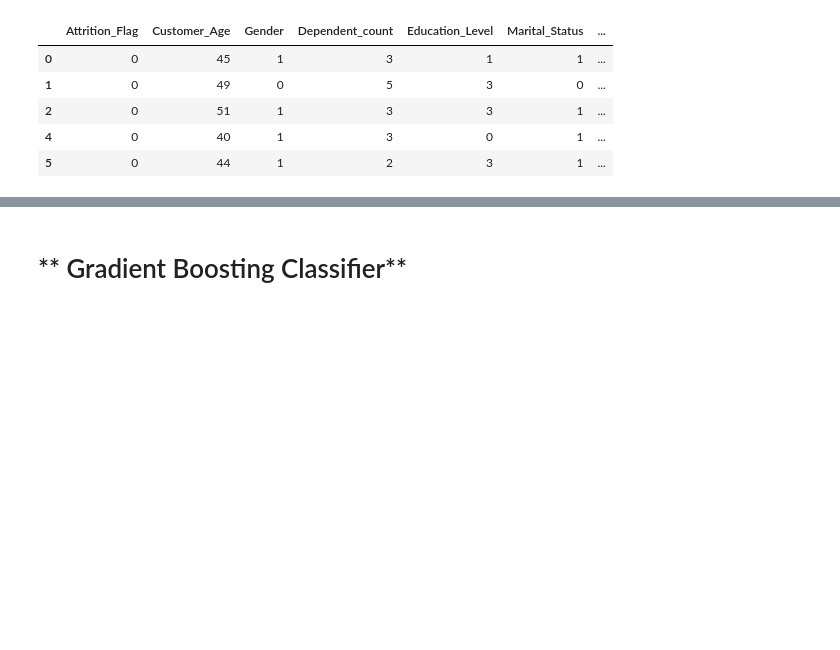
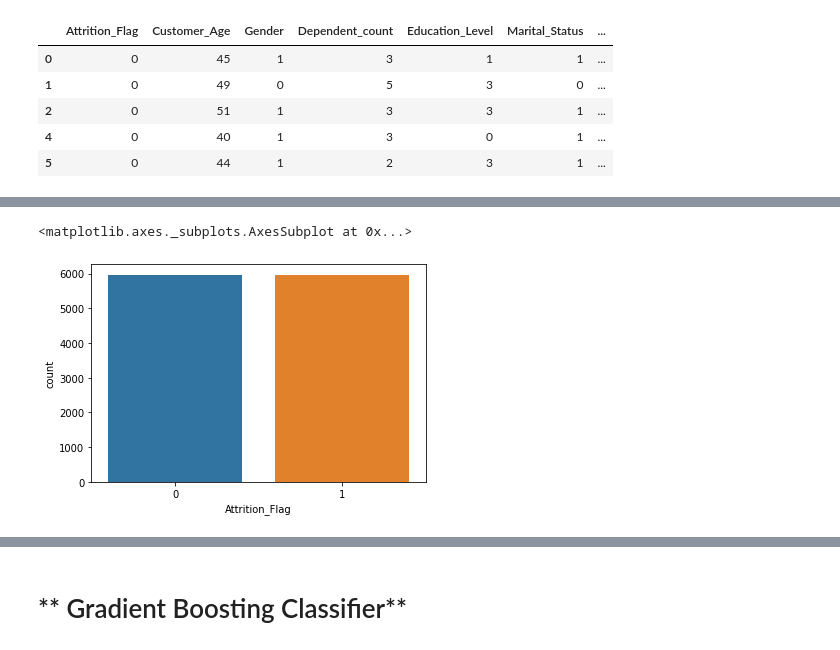
Before and after one commit to Shreya-data/Bank-Churners, a Jupyter notebook: Decision_Tree_and_Random_Forest.ipynb, the cells around one changed output, grey strips where cells are left out. Cells and saved outputs as stored; diff of their text form; code cells hidden in the pictures; blank space fills up the shorter version.

```diff
--- a/Decision_Tree_and_Random_Forest.ipynb
+++ b/Decision_Tree_and_Random_Forest.ipynb
@@ -213,3 +218,16 @@ df.head()
 | 2 | 0 | 51 | 1 | 3 | 3 | 1 | ... |
 | 4 | 0 | 40 | 1 | 3 | 0 | 1 | ... |
 | 5 | 0 | 44 | 1 | 2 | 3 | 1 | ... |
+# %%
+#importing smote to overcome the problem for unbalance classes.
+from imblearn.over_sampling import SMOTE
+import warnings
+warnings.filterwarnings('ignore')
+
+smote = SMOTE()
+
+# fit predictor and target variable
+x_smote, y_smote = smote.fit_resample(df.iloc[:,1:], df['Attrition_Flag'])
+
+print('Original shape of Dataset', len(df))
+print('Resampled shape of Dataset', len(y_smote))
@@ -215,0 +237,7 @@ df.head()
+# %%
+#independent columns
+columns=df.iloc[:,1:].columns.values
+# %%
+#blanced dataset
+balance_df = pd.DataFrame(x_smote, columns=columns)
+balance_df['Attrition_Flag'] = y_smote
@@ -215,0 +266,6 @@ df.head()
+# %%
+#after apply smote
+sns.countplot('Attrition_Flag', data = balance_df)
+# %% [output]
+<matplotlib.axes._subplots.AxesSubplot at 0x...>
+[figure, added]
```
Also changed, not shown: parts of 88 cells of this notebook.
